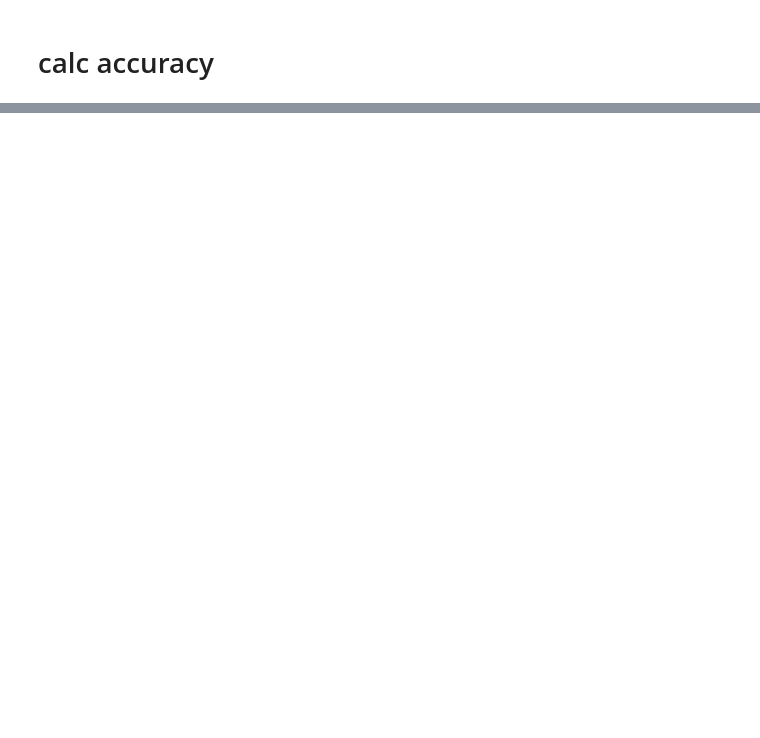
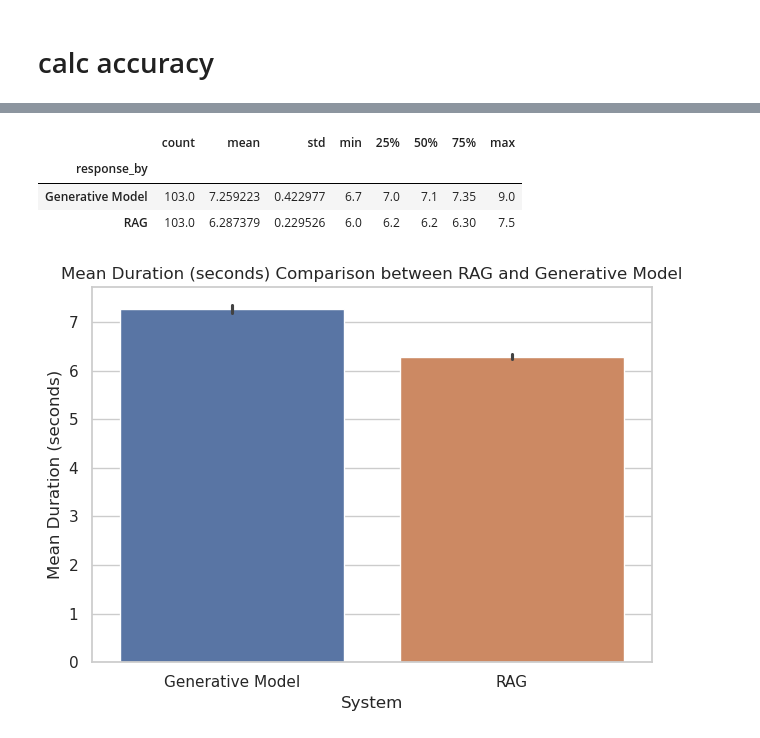
Before and after one commit to michael-fishman/TravelRAG, a Jupyter notebook: src/eval_results/UseCase2_location_identifier/UC2_plots.ipynb, the cells around one changed output, grey strips where cells are left out. Saved outputs shown, nothing was run; the diff lists cells and outputs as text; code cells hidden in the pictures; blank space fills up the shorter version.

```diff
--- a/src/eval_results/UseCase2_location_identifier/UC2_plots.ipynb
+++ b/src/eval_results/UseCase2_location_identifier/UC2_plots.ipynb
@@ -123,0 +178,9 @@ gen_wrong['correct_country'].mean(), gen_wrong['correct_type'].mean()
+# %%
+# Converting 'start_time' and 'end_time' to datetime format
+df['start_time'] = pd.to_datetime(df['start_time'], format='%M:%S.%f')
+df['end_time'] = pd.to_datetime(df['end_time'], format='%M:%S.%f')
+
+# Calculating the duration in seconds
+df['duration_seconds'] = (df['end_time'] - df['start_time']).dt.total_seconds()
+
+df[['start_time', 'end_time', 'duration_seconds']].head()
@@ -123,0 +194,15 @@ gen_wrong['correct_country'].mean(), gen_wrong['correct_type'].mean()
+# %%
+import pandas as pd
+
+# Convert 'start_time' and 'end_time' to datetime format
+df['start_time'] = pd.to_datetime(df['start_time'], format='%M:%S.%f')
+df['end_time'] = pd.to_datetime(df['end_time'], format='%M:%S.%f')
+
+# Adjust end_time if it is earlier than start_time
+df['end_time'] = df.apply(lambda row: row['end_time'] + pd.Timedelta(hours=1) if row['end_time'] < row['start_time'] else row['end_time'], axis=1)
+
+# Calculate the duration in seconds
+df['duration_seconds'] = (df['end_time'] - df['start_time']).dt.total_seconds()
+
+# Display the results
+df[['start_time', 'end_time', 'duration_seconds']].head()
@@ -123,0 +216,30 @@ gen_wrong['correct_country'].mean(), gen_wrong['correct_type'].mean()
+# %%
+df.groupby('response_by')['duration_seconds'].describe()
+# %% [output]
+|  | count | mean | std | min | 25% | 50% | 75% | max |
+| response_by |  |  |  |  |  |  |  |  |
+| Generative Model | 103.0 | 7.259223 | 0.422977 | 6.7 | 7.0 | 7.1 | 7.35 | 9.0 |
+| RAG | 103.0 | 6.287379 | 0.229526 | 6.0 | 6.2 | 6.2 | 6.30 | 7.5 |
+# %%
+# Reordering the categories in 'response_by' to ensure 'RAG' is on the right
+df['response_by'] = pd.Categorical(df['response_by'], categories=['Generative Model', 'RAG'], ordered=True)
+
+sns.set_theme(style="whitegrid")
+ax = sns.barplot(x="response_by", y="duration_seconds", data=df, hue="response_by")
+
+# Adding the title and labels
+plt.title('Mean Duration (seconds) Comparison between RAG and Generative Model')
+plt.ylabel('Mean Duration (seconds)')
+plt.xlabel('System')
+plt.xticks(rotation=0)
+
+# Adjust layout to avoid cutting off any part of the plot
+plt.tight_layout()
+
+# Save the plot as a PDF file
+plt.savefig('/data/home/gkeren/TravelRAG/src/eval_results/UseCase2_location_identifier/mean_duration_comparison.pdf', bbox_inches='tight')
+
+# Show the plot
+plt.show()
+# %% [output]
+[figure, added]
```
Also changed, not shown: parts of 16 cells of this notebook, 7 other files.
